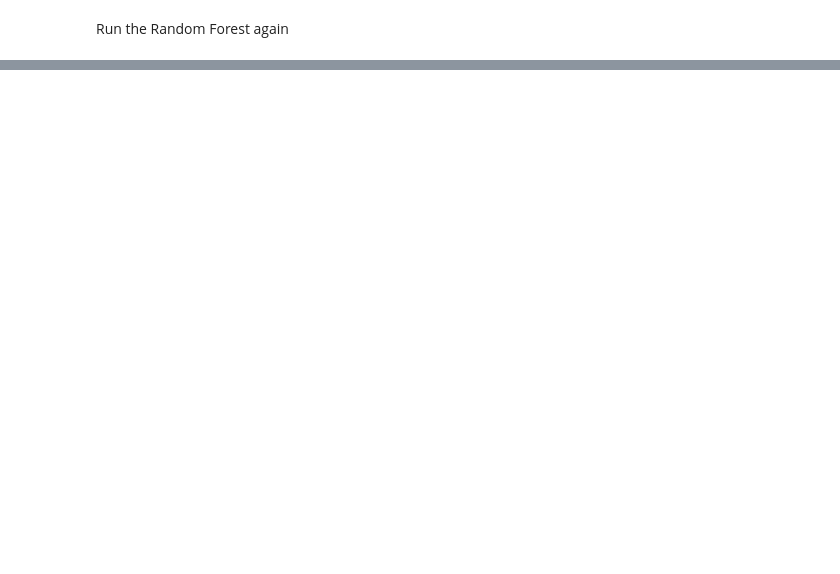
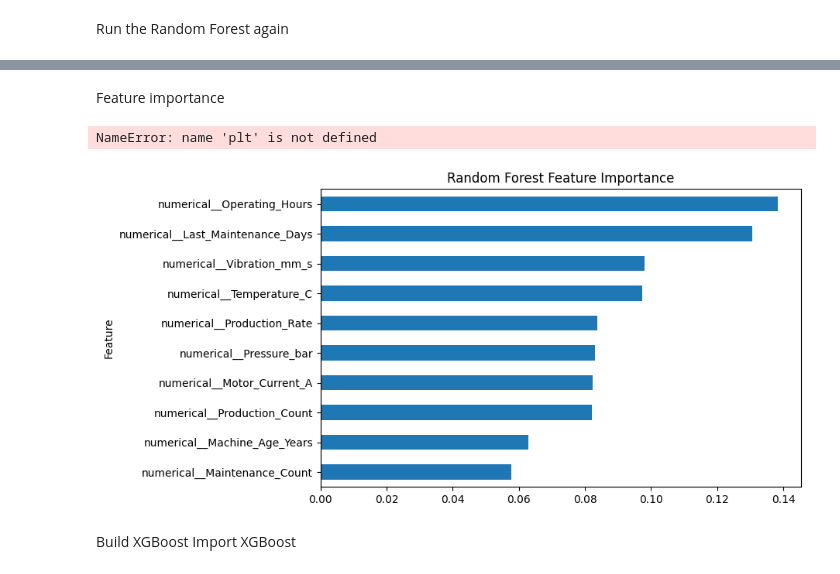
Before and after one commit to RanganathN2022/Manufacturing-AI-Decision-Copilot, a Jupyter notebook: notebooks/02_Predictive_Maintenance_Model.ipynb, the cells around one changed output, grey strips where cells are left out. Cells and saved outputs as stored; diff of their text form; code cells hidden in the pictures; blank space fills up the shorter version.

Commit message:
Add final predictive maintenance model

```diff
--- a/notebooks/02_Predictive_Maintenance_Model.ipynb
+++ b/notebooks/02_Predictive_Maintenance_Model.ipynb
@@ -436,0 +578,49 @@ Confusion Matrix:
+# %% [markdown]
+Feature importance
+# %%
+feature_names = (
+    pipeline
+    .named_steps["preprocessing"]
+    .get_feature_names_out()
+)
+
+importances = (
+    pipeline
+    .named_steps["model"]
+    .feature_importances_
+)
+
+feature_importance = (
+    pd.DataFrame({
+        "Feature": feature_names,
+        "Importance": importances
+    })
+    .sort_values(
+        "Importance",
+        ascending=False
+    )
+)
+
+feature_importance.head(15)
+
+top_features = feature_importance.head(10)
+
+top_features.sort_values(
+    "Importance"
+).plot(
+    x="Feature",
+    y="Importance",
+    kind="barh",
+    figsize=(8, 5),
+    title="Random Forest Feature Importance",
+    legend=False
+)
+
+plt.tight_layout()
+plt.show()
+# %% [output]
+NameError: name 'plt' is not defined
+[figure, added]
+# %% [markdown]
+Build XGBoost
+Import XGBoost
```
Also changed, not shown: parts of 87 cells of this notebook, 3 other files.
